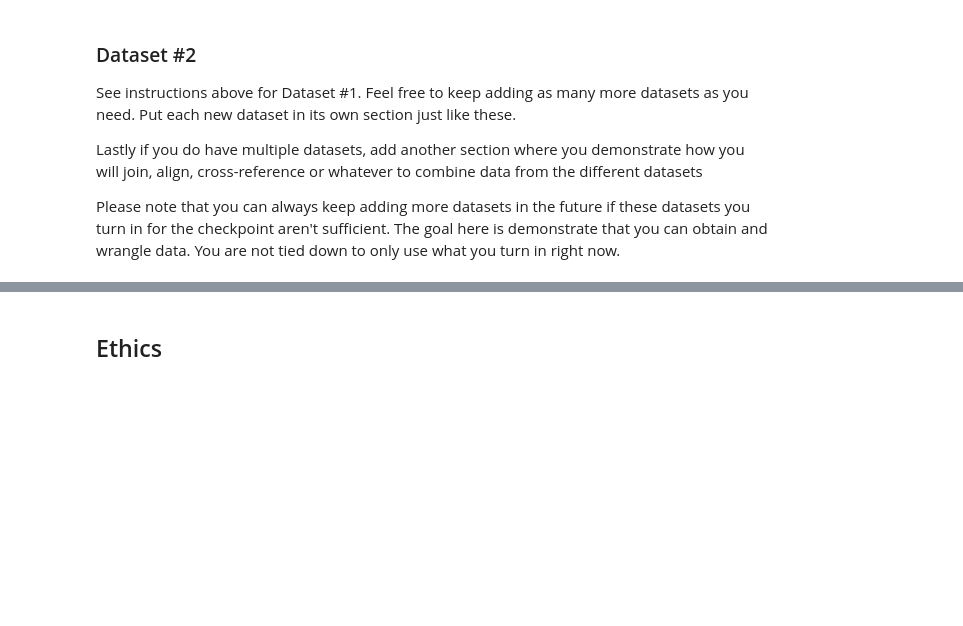
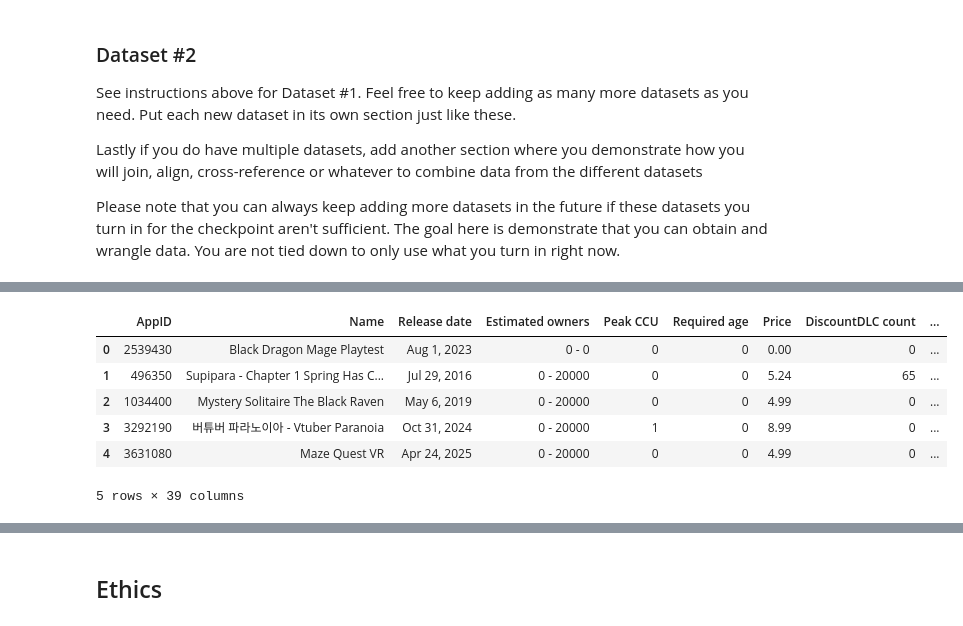
Before and after one commit to COGS108/Group038_WI26, a Jupyter notebook: 01-DataCheckpoint.ipynb, the cells around one changed output, grey strips where cells are left out. Cells and saved outputs as stored; diff of their text form; code cells hidden in the pictures; blank space fills up the shorter version.

```diff
--- a/01-DataCheckpoint.ipynb
+++ b/01-DataCheckpoint.ipynb
@@ -366,0 +153,15 @@ if __name__ == "__main__":
+# %%
+import pandas as pd
+
+years = [2018, 2019, 2020, 2021, 2022, 2023]
+steam_games = pd.read_csv('./data/00-raw/games.csv', index_col=False)
+# %%
+steam_games.head()
+# %% [output]
+|  | AppID | Name | Release date | Estimated owners | Peak CCU | Required age | Price | DiscountDLC count | ... |
+| 0 | 2539430 | Black Dragon Mage Playtest | Aug 1, 2023 | 0 - 0 | 0 | 0 | 0.00 | 0 | ... |
+| 1 | 496350 | Supipara - Chapter 1 Spring Has C... | Jul 29, 2016 | 0 - 20000 | 0 | 0 | 5.24 | 65 | ... |
+| 2 | 1034400 | Mystery Solitaire The Black Raven | May 6, 2019 | 0 - 20000 | 0 | 0 | 4.99 | 0 | ... |
+| 3 | 3292190 | 버튜버 파라노이아 - Vtuber Paranoia | Oct 31, 2024 | 0 - 20000 | 1 | 0 | 8.99 | 0 | ... |
+| 4 | 3631080 | Maze Quest VR | Apr 24, 2025 | 0 - 20000 | 0 | 0 | 4.99 | 0 | ... |
+5 rows × 39 columns
```
Also changed, not shown: parts of 9 cells of this notebook, 1 other file.
